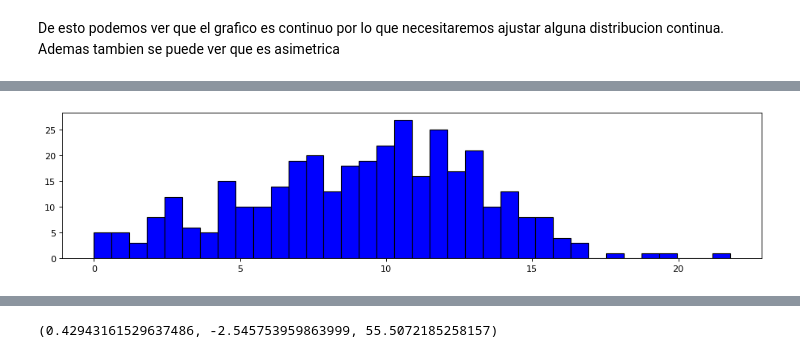
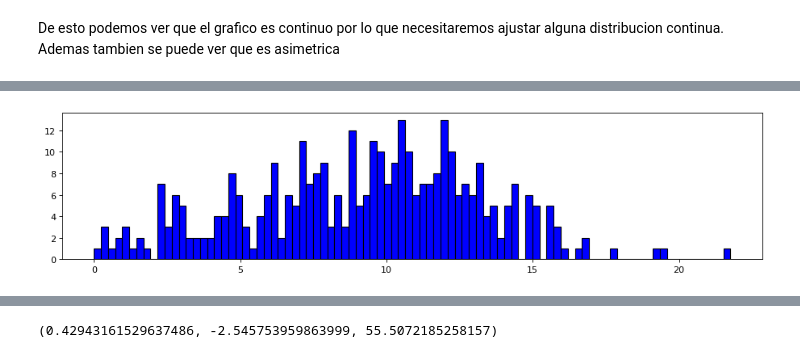
Before and after one commit to Spun1/INFO-274, a Jupyter notebook: lab3/Laboratorio3_2020.ipynb, the cells around one changed output, grey strips where cells are left out. Cells and saved outputs as stored; diff of their text form; code cells hidden in the pictures.

```diff
--- a/lab3/Laboratorio3_2020.ipynb
+++ b/lab3/Laboratorio3_2020.ipynb
@@ -607,8 +607,8 @@ plt.yticks(np.arange(0, 18, 3));
 # %% [markdown]
 De esto podemos ver que el grafico es continuo por lo que necesitaremos ajustar alguna distribucion continua. Ademas tambien se puede ver que es asimetrica
 # %%
-datos1_temp = temperature['Ts_Valor']
+datos1_temp = np.around(temperature['Ts_Valor'], decimals=7)
 datosMin = datos1_temp.min()
 print(datosMin)
-datos1_temp -= datosMin
+datos1_temp = datos1_temp - datosMin
 # %% [output]
@@ -616,6 +616,6 @@ datos1_temp -= datosMin
 # %%
 fig, ax = plt.subplots(1, 1, figsize=(14, 3), dpi=80)
 ax.hist(datos1_temp, color = 'blue', edgecolor = 'black',
-         bins = int(180/5));
+         bins = int(360/4));
 # %% [output]
-[figure, old version]
+[figure, new version]
```
Also changed, not shown: parts of 4 cells of this notebook, 2 other files.
